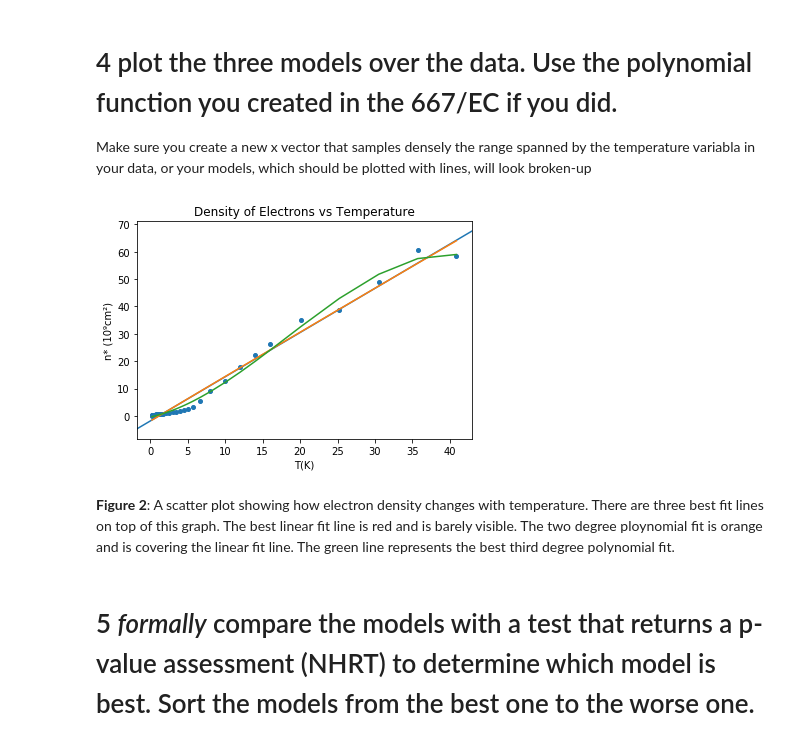
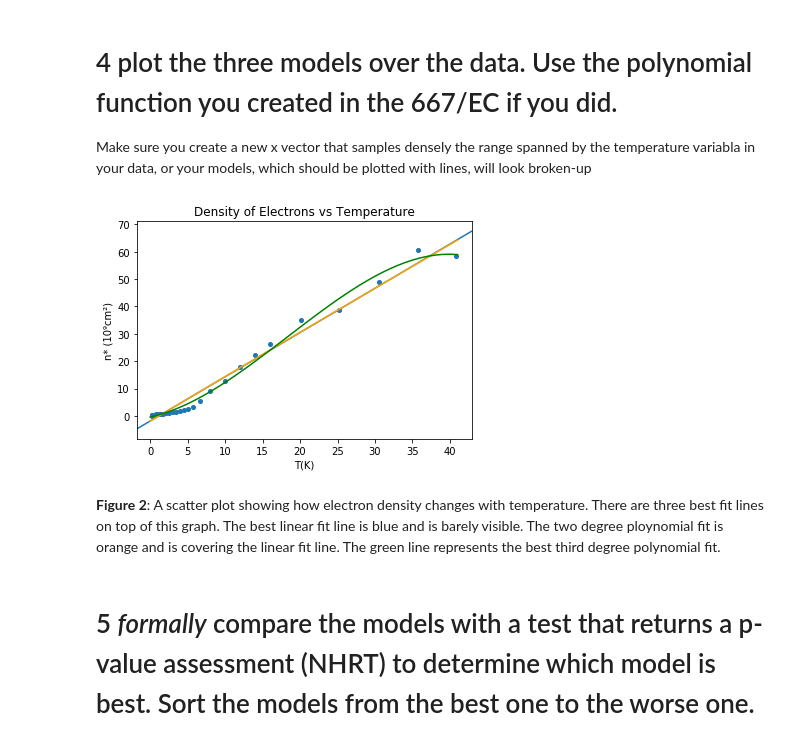
Before and after one commit to fedhere/DSPS_cHarty, a Jupyter notebook: HW7/LRtestAndMCMC_cHarty.ipynb, the cells around one changed output. Cells and saved outputs as stored; diff of their text form; code cells hidden in the pictures.

```diff
--- a/HW7/LRtestAndMCMC_cHarty.ipynb
+++ b/HW7/LRtestAndMCMC_cHarty.ipynb
@@ -245,21 +245,23 @@ order 3 polynomial model log-likelihood: -62.858
 # %% [markdown]
 # 4 plot the three models over the data. Use the polynomial function you created in the 667/EC if you did.
 Make sure you create a new x vector that samples densely the range spanned by the temperature variabla in your data, or your models, which should be plotted with lines, will look broken-up
+# %%
+t_fine = pd.DataFrame()
+t_fine['Tk'] = range(0,42)
 # %%
 fig = plt.figure()
 ax = plt.axes()
 
-x = np.linspace(0, 10, 40)
 ax.plot(nam18_reducted["Tk"], nam18_reducted["n"], '.', markersize=8)
 sm.graphics.abline_plot(model_results=model1,ax=ax);
-ax.plot(nam18_reducted.sort_values("Tk").Tk,
-        model2.predict(nam18_reducted.sort_values("Tk").Tk))
-ax.plot(nam18_reducted.sort_values("Tk").Tk,
-        model3.predict(nam18_reducted.sort_values("Tk").Tk))
+ax.plot(range(42),
+       model2.predict(t_fine['Tk']), c = 'orange')
+ax.plot(range(42),
+        model3.predict(t_fine["Tk"]), c = 'g')
 ax.set_xlabel('T(K)')
 ax.set_ylabel('n* (10\u2079cm\u00b2)')
 ax.set_title('Density of Electrons vs Temperature');
 # %% [output]
-[figure, old version]
+[figure, new version]
 # %% [markdown]
-**Figure 2**: A scatter plot showing how electron density changes with temperature. There are three best fit lines on top of this graph. The best linear fit line is red and is barely visible. The two degree ploynomial fit is orange and is covering the linear fit line. The green line represents the best third degree polynomial fit.
+**Figure 2**: A scatter plot showing how electron density changes with temperature. There are three best fit lines on top of this graph. The best linear fit line is blue and is barely visible. The two degree ploynomial fit is orange and is covering the linear fit line. The green line represents the best third degree polynomial fit.
```
Also changed, not shown: parts of 1 cell of this notebook.
